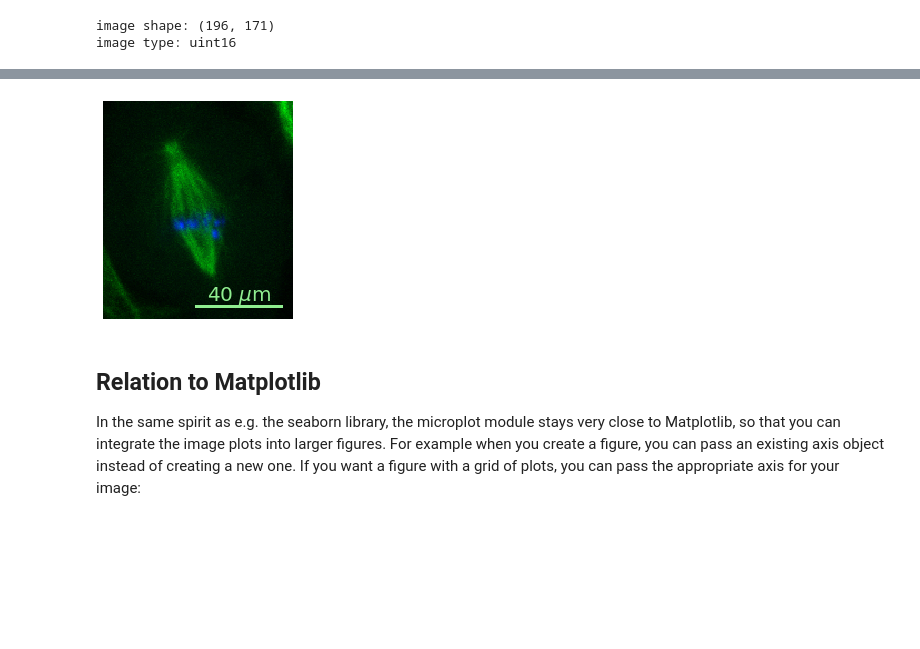
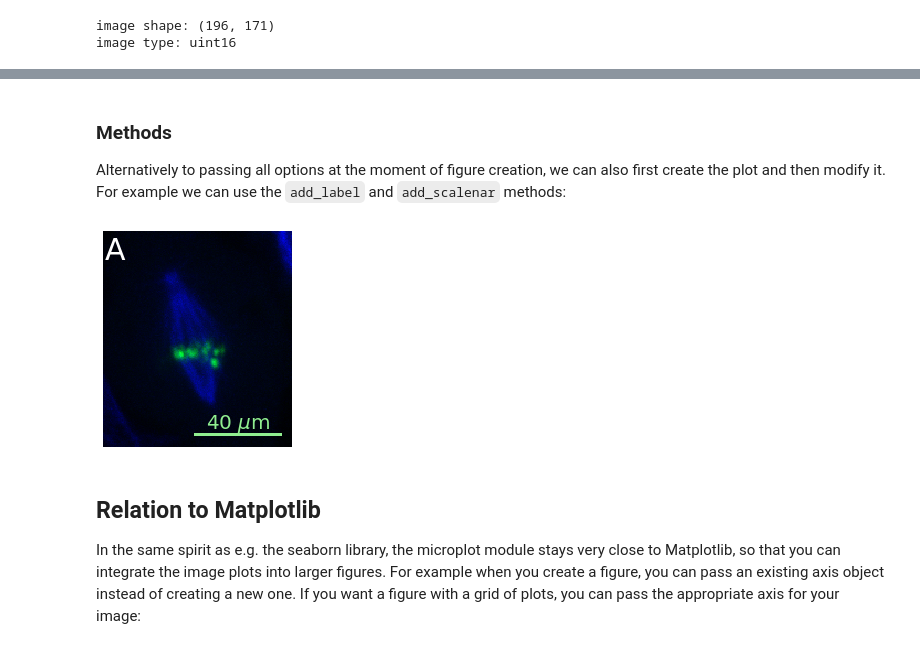
Before and after one commit to guiwitz/microfilm, a Jupyter notebook: notebooks/microplot_module.ipynb, the cells around one changed output, grey strips where cells are left out. Saved outputs shown, nothing was run; the diff lists cells and outputs as text; code cells hidden in the pictures; blank space fills up the shorter version.

````diff
--- a/notebooks/microplot_module.ipynb
+++ b/notebooks/microplot_module.ipynb
@@ -18,2 +18,3 @@
 # %%
-data = MultipageTIFF('../microfilm/dataset/tests/test_folders/test_multipage_good')
+image = skimage.io.imread('../microfilm/dataset/tests/Sample/mitosis.tif')
+image.shape
@@ -19,0 +25,3 @@ data = MultipageTIFF('../microfilm/dataset/tests/test_folders/test_multipage_goo
+# %%
+multi_channel = image[0].max(axis=0)
+multi_channel.shape
@@ -20,6 +32,6 @@ data = MultipageTIFF('../microfilm/dataset/tests/test_folders/test_multipage_goo
 # %%
-image1 = data.load_frame(data.channel_name[0], 0)
-image2 = data.load_frame(data.channel_name[1], 0)
+image1 = multi_channel[0]
+image2 = multi_channel[1]
 # %%
 print(f'image shape: {image1.shape}')
 print(f'image type: {image1.dtype}')
@@ -46,9 +66,14 @@ However, we have a large series of possible options. Here's an example with cust
+# %% [markdown]
+### Methods
+
+Alternatively to passing all options at the moment of figure creation, we can also first create the plot and then modify it. For example we can use the ```add_label```  and ```add_scalenar``` methods:
 # %%
-microim = microplot.microshow(images=[image1, image2], cmaps=['pure_green', 'pure_blue'],
-                              scalebar=True, unit='um', unit_per_pix=0.5, scalebar_units=40,
-                              scale_text_centered=True, scale_color='lightgreen', scale_font_size=20);
+microim = microplot.microshow(images=[image1, image2], cmaps=['pure_green', 'pure_blue'])
+microim.add_scalebar(unit='um', unit_per_pix=0.5, scalebar_units=40,
+                              scale_text_centered=True, scale_color='lightgreen', scale_font_size=20)
+microim.add_label(label_text='A', label_font_size=30);
 # %% [output]
-[figure, old version]
+[figure, new version]
 # %% [markdown]
 ## Relation to Matplotlib
 
````
Also changed, not shown: parts of 31 cells of this notebook.
